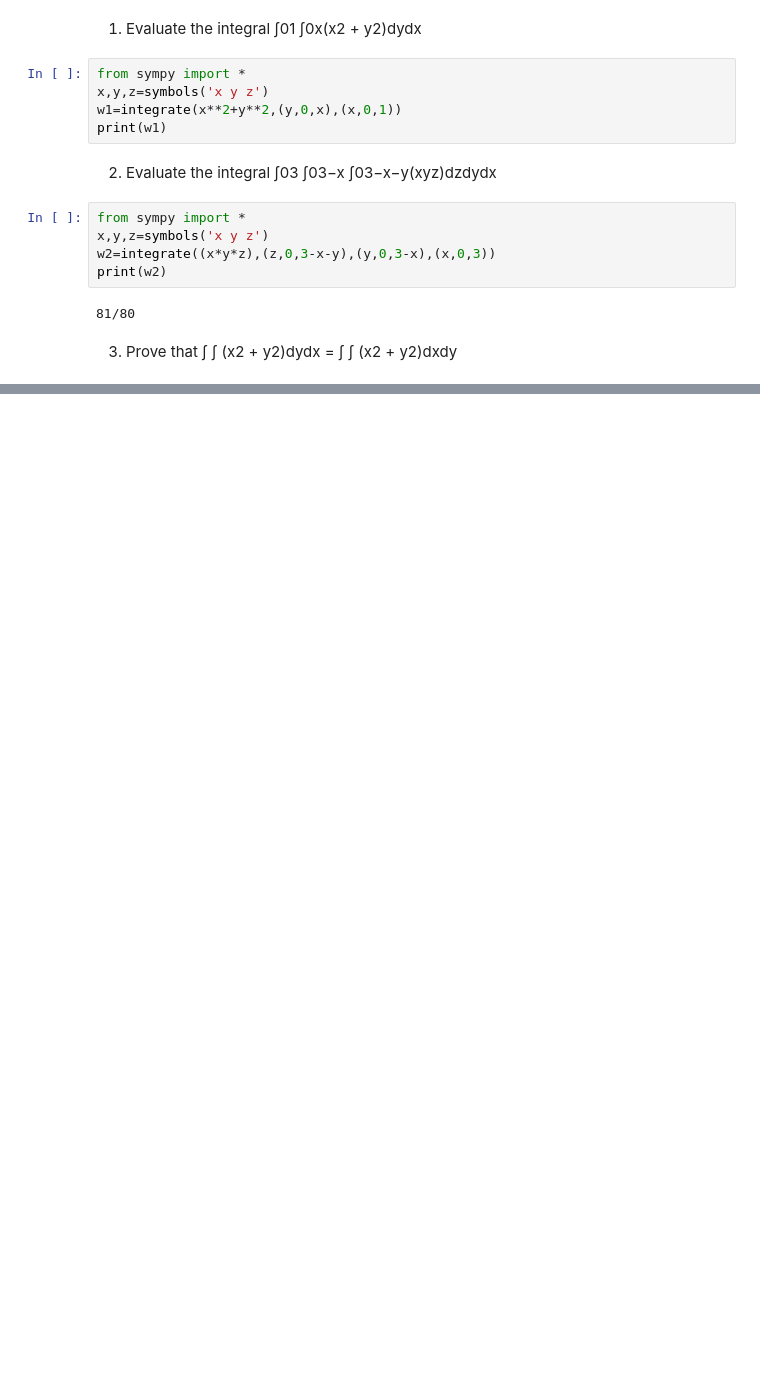
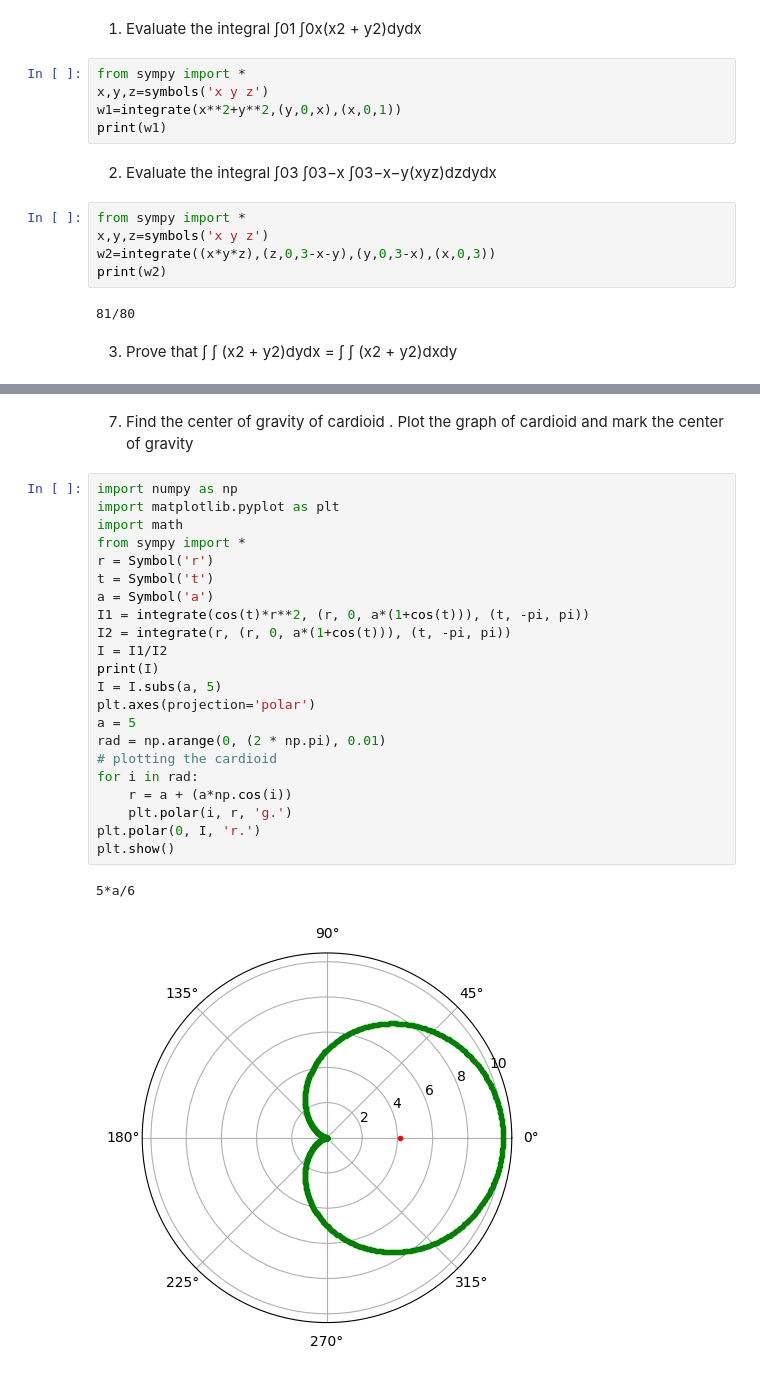
Before and after one commit to ifsvivek/code, a Jupyter notebook: python/mathlab/Lab-1.ipynb, the cells around one changed output, grey strips where cells are left out. Saved outputs shown, nothing was run; the diff lists cells and outputs as text; blank space fills up the shorter version.

```diff
--- a/python/mathlab/Lab-1.ipynb
+++ b/python/mathlab/Lab-1.ipynb
@@ -35,0 +72,27 @@ x ⋅y   x⋅y
+# %% [markdown]
+7. Find the center of gravity of cardioid . Plot the graph of cardioid and mark the center of gravity
+# %%
+import numpy as np
+import matplotlib.pyplot as plt
+import math
+from sympy import *
+r = Symbol('r')
+t = Symbol('t')
+a = Symbol('a')
+I1 = integrate(cos(t)*r**2, (r, 0, a*(1+cos(t))), (t, -pi, pi))
+I2 = integrate(r, (r, 0, a*(1+cos(t))), (t, -pi, pi))
+I = I1/I2
+print(I)
+I = I.subs(a, 5)
+plt.axes(projection='polar')
+a = 5
+rad = np.arange(0, (2 * np.pi), 0.01)
+# plotting the cardioid
+for i in rad:
+    r = a + (a*np.cos(i))
+    plt.polar(i, r, 'g.')
+plt.polar(0, I, 'r.')
+plt.show()
+# %% [output]
+5*a/6
+[figure, added]
```
Also changed, not shown: parts of 7 cells of this notebook, 1 other file.
